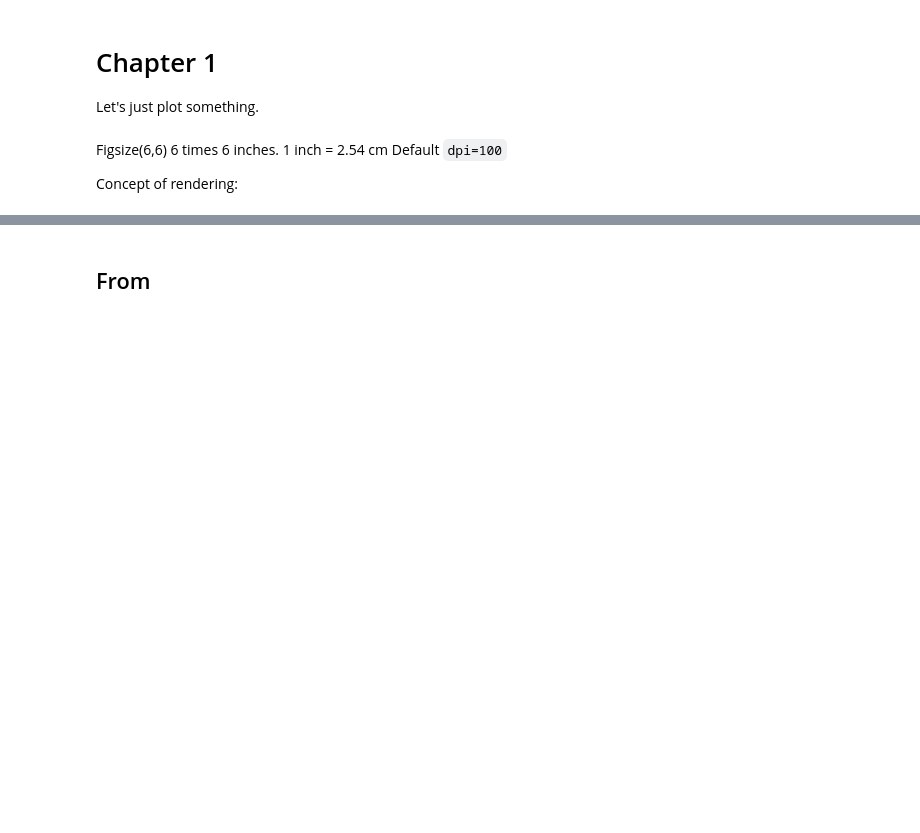
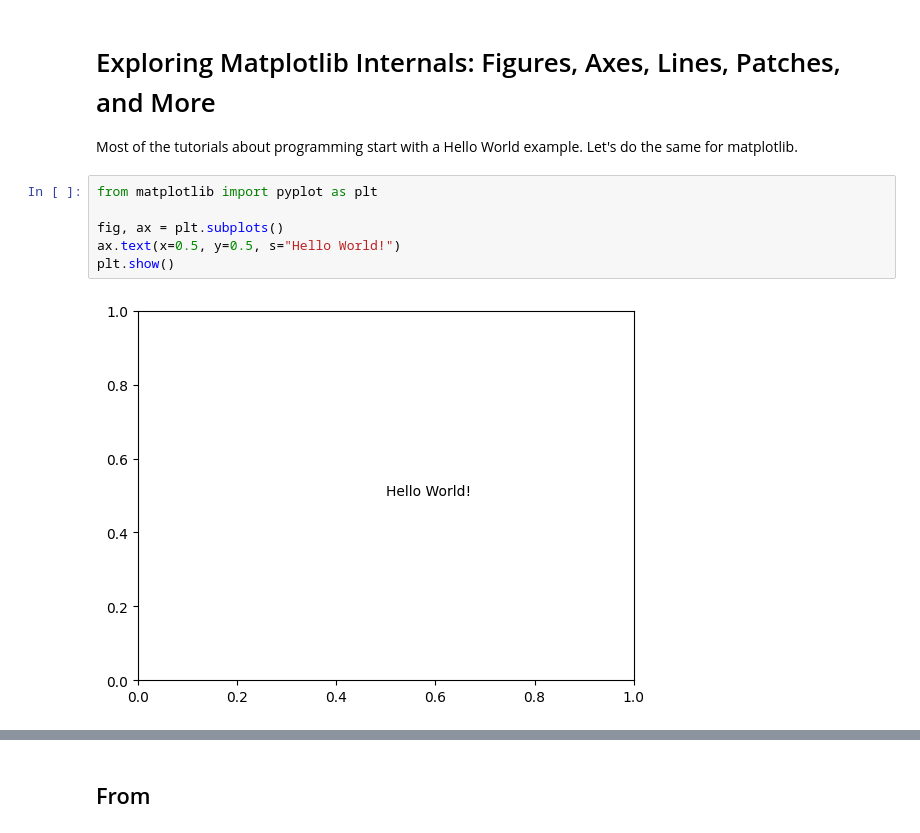
Before and after one commit to Kislovskiy/ChartCraftHub, a Jupyter notebook: src/ChartCraftHub/chapter_1.ipynb, the cells around one changed output, grey strips where cells are left out. Saved outputs shown, nothing was run; the diff lists cells and outputs as text; blank space fills up the shorter version.

```diff
--- a/src/ChartCraftHub/chapter_1.ipynb
+++ b/src/ChartCraftHub/chapter_1.ipynb
@@ -1,8 +1,13 @@
 # %% [markdown]
-# Chapter 1
-Let's just plot something.
+# Exploring Matplotlib Internals: Figures, Axes, Lines, Patches, and More
+
+Most of the tutorials about programming start with a Hello World example.
+Let's do the same for matplotlib.
-# %% [markdown]
-Figsize(6,6) 6 times 6 inches. 1 inch = 2.54 cm
-Default `dpi=100`
-
-Concept of rendering:
+# %%
+from matplotlib import pyplot as plt
+
+fig, ax = plt.subplots()
+ax.text(x=0.5, y=0.5, s="Hello World!")
+plt.show()
+# %% [output]
+[figure, added]
```
Also changed, not shown: parts of 10 cells of this notebook, 19 other files.
